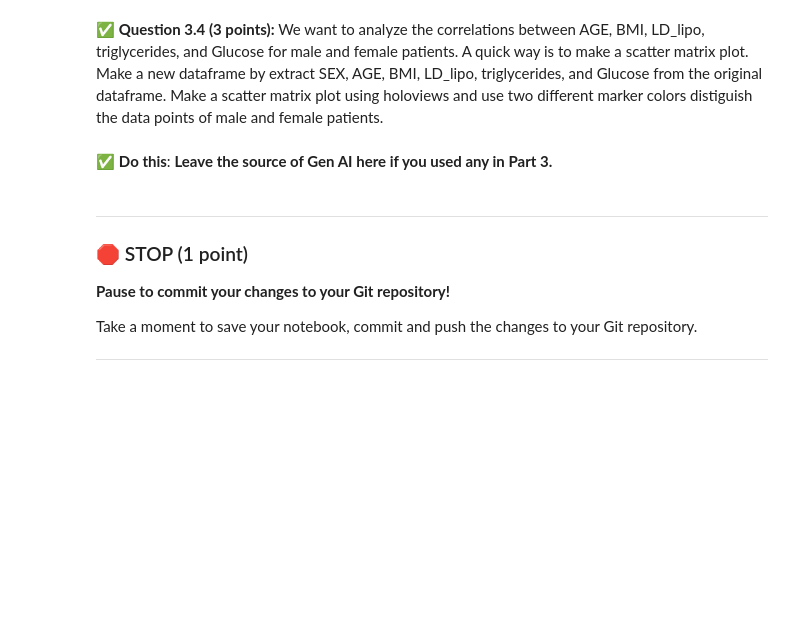
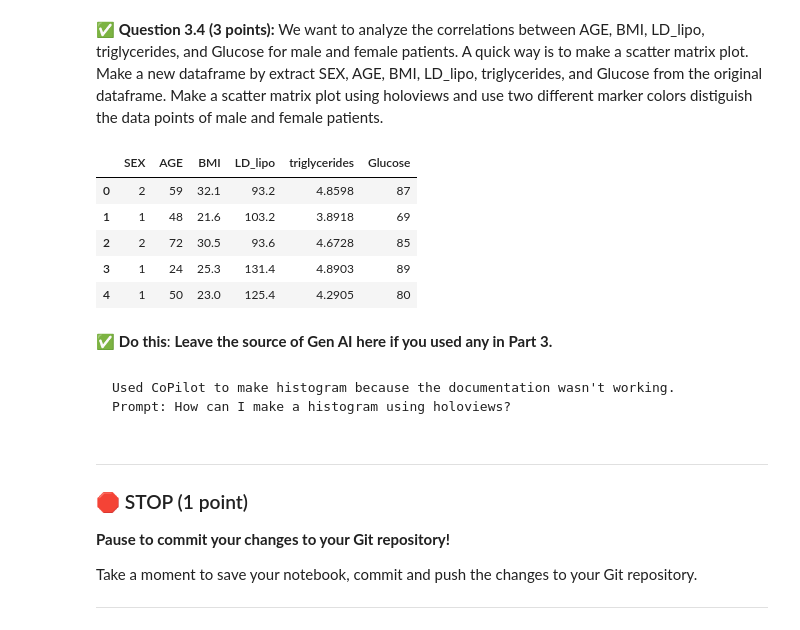
Before and after one commit to KlutzyFella/CMSE202-f25-turnin, a Jupyter notebook: midterm/CMSE202-Midterm-Section003-STUDENT (1).ipynb, the cells around one changed output. Drawn from its saved outputs; the diff is of its cells as text; code cells hidden in the pictures; blank space fills up the shorter version.

````diff
--- a/midterm/CMSE202-Midterm-Section003-STUDENT (1).ipynb
+++ b/midterm/CMSE202-Midterm-Section003-STUDENT (1).ipynb
@@ -190,9 +213,23 @@ For this problem, we want you to use a new package that you aren’t as used to.
 # %% [markdown]
 &#9989; **Question 3.4 (3 points):** We want to analyze the correlations between AGE, BMI, LD_lipo, triglycerides, and Glucose for male and female patients. A quick way is to make a scatter matrix plot. Make a new dataframe by extract SEX, AGE, BMI, LD_lipo, triglycerides, and Glucose from the original dataframe. Make a scatter matrix plot using holoviews and use two different marker colors distiguish the data points of male and female patients.
 # %%
-# Put your code here
+# Extract the specified columns
+extracted_data = diaPatients[['SEX', 'AGE', 'BMI', 'LD_lipo', 'triglycerides', 'Glucose']]
+extracted_data.head()
+# %% [output]
+|  | SEX | AGE | BMI | LD_lipo | triglycerides | Glucose |
+| 0 | 2 | 59 | 32.1 | 93.2 | 4.8598 | 87 |
+| 1 | 1 | 48 | 21.6 | 103.2 | 3.8918 | 69 |
+| 2 | 2 | 72 | 30.5 | 93.6 | 4.6728 | 85 |
+| 3 | 1 | 24 | 25.3 | 131.4 | 4.8903 | 89 |
+| 4 | 1 | 50 | 23.0 | 125.4 | 4.2905 | 80 |
 # %% [markdown]
 &#9989; **Do this**: **Leave the source of Gen AI here if you used any in Part 3.**
+# %% [markdown]
+```
+Used CoPilot to make histogram because the documentation wasn't working.
+Prompt: How can I make a histogram using holoviews?
+```
 # %% [markdown]
 ---
 ### &#128721; STOP (1 point)
````
Also changed, not shown: parts of 4 cells of this notebook.
